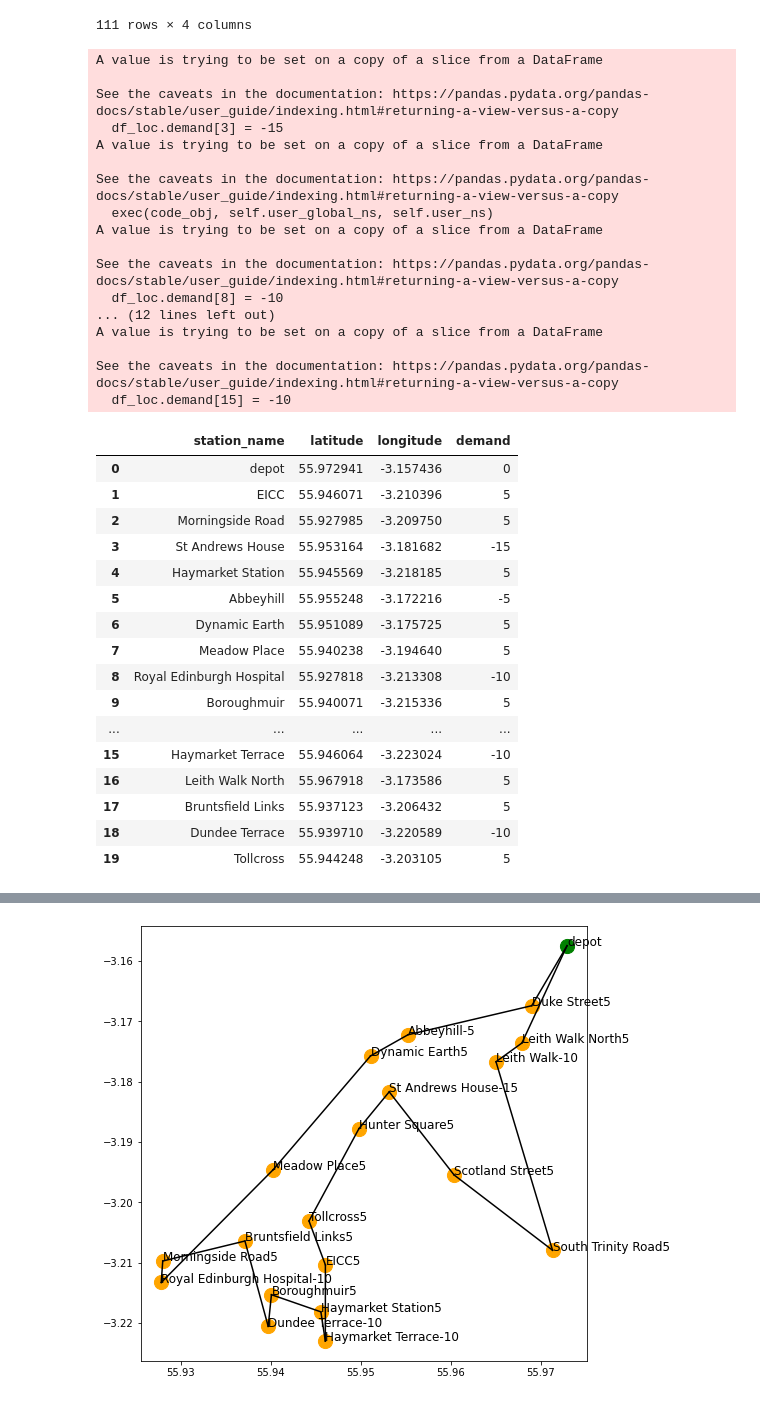
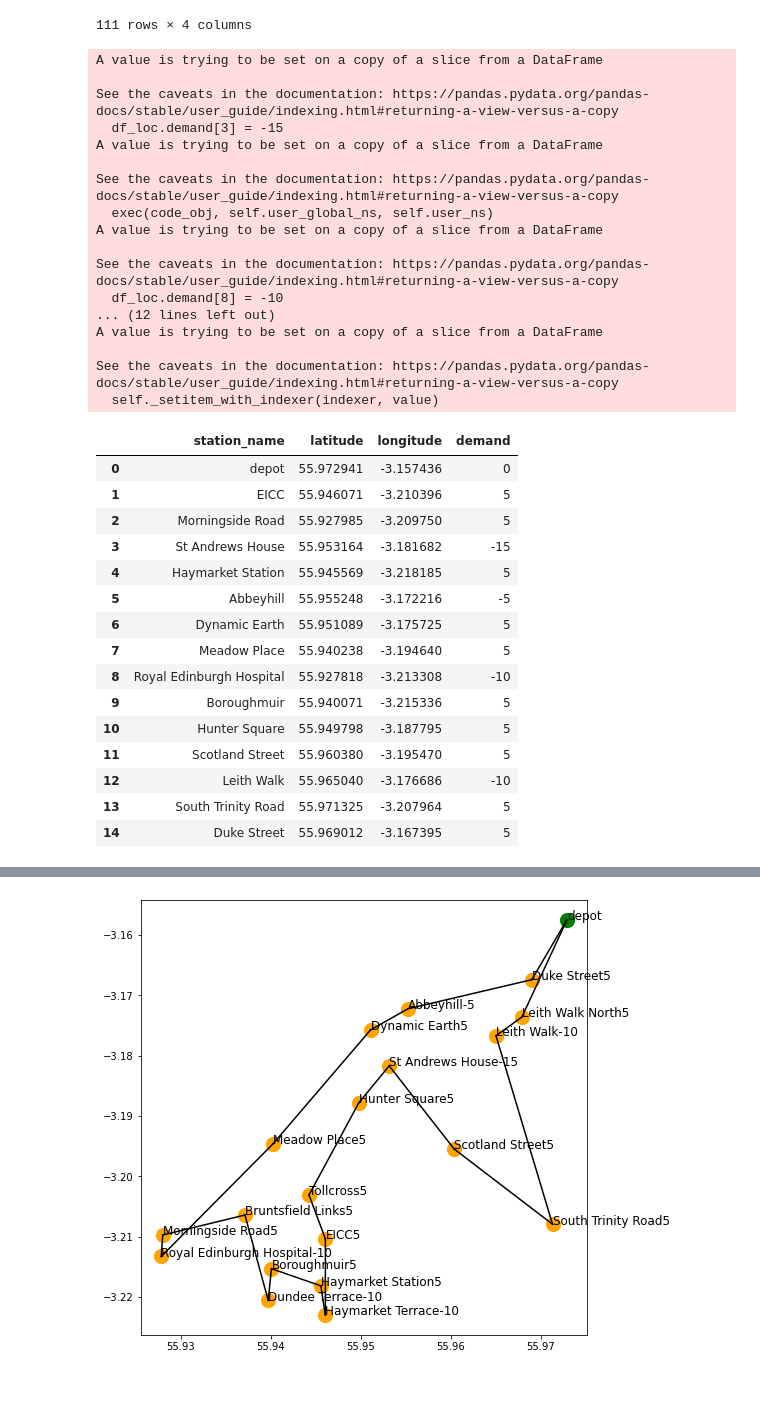
Before and after one commit to NikolasHe/MMCS_Project, a Jupyter notebook: optimization model.ipynb, the cells around one changed output, grey strips where cells are left out. Drawn from its saved outputs; the diff is of its cells as text; code cells hidden in the pictures.

```diff
--- a/optimization model.ipynb
+++ b/optimization model.ipynb
@@ -92,49 +93,48 @@ df_loc
 # %%
 # change demand arbitrarily
 
-df_loc = df_loc.head(20)
+df_loc = df_loc.head(15)
 df_loc.demand[3] = -15
 df_loc.demand[8] = -10
 df_loc.demand[5] = -5
 df_loc.demand[12] = -10
-df_loc.demand[18] = -10
+#df_loc.demand[18] = -10
 df_loc.demand[15] = -10
 df_loc
 # %% [output]
 A value is trying to be set on a copy of a slice from a DataFrame
 
 See the caveats in the documentation: https://pandas.pydata.org/pandas-docs/stable/user_guide/indexing.html#returning-a-view-versus-a-copy
   df_loc.demand[3] = -15
 A value is trying to be set on a copy of a slice from a DataFrame
 
 See the caveats in the documentation: https://pandas.pydata.org/pandas-docs/stable/user_guide/indexing.html#returning-a-view-versus-a-copy
   exec(code_obj, self.user_global_ns, self.user_ns)
 A value is trying to be set on a copy of a slice from a DataFrame
 
 See the caveats in the documentation: https://pandas.pydata.org/pandas-docs/stable/user_guide/indexing.html#returning-a-view-versus-a-copy
   df_loc.demand[8] = -10
 ... (12 lines left out)
 A value is trying to be set on a copy of a slice from a DataFrame
 
 See the caveats in the documentation: https://pandas.pydata.org/pandas-docs/stable/user_guide/indexing.html#returning-a-view-versus-a-copy
-  df_loc.demand[15] = -10
+  self._setitem_with_indexer(indexer, value)
 |  | station_name | latitude | longitude | demand |
 | 0 | depot | 55.972941 | -3.157436 | 0 |
 | 1 | EICC | 55.946071 | -3.210396 | 5 |
 | 2 | Morningside Road | 55.927985 | -3.209750 | 5 |
 | 3 | St Andrews House | 55.953164 | -3.181682 | -15 |
 | 4 | Haymarket Station | 55.945569 | -3.218185 | 5 |
 | 5 | Abbeyhill | 55.955248 | -3.172216 | -5 |
 | 6 | Dynamic Earth | 55.951089 | -3.175725 | 5 |
 | 7 | Meadow Place | 55.940238 | -3.194640 | 5 |
 | 8 | Royal Edinburgh Hospital | 55.927818 | -3.213308 | -10 |
 | 9 | Boroughmuir | 55.940071 | -3.215336 | 5 |
-| ... | ... | ... | ... | ... |
-| 15 | Haymarket Terrace | 55.946064 | -3.223024 | -10 |
-| 16 | Leith Walk North | 55.967918 | -3.173586 | 5 |
-| 17 | Bruntsfield Links | 55.937123 | -3.206432 | 5 |
-| 18 | Dundee Terrace | 55.939710 | -3.220589 | -10 |
-| 19 | Tollcross | 55.944248 | -3.203105 | 5 |
+| 10 | Hunter Square | 55.949798 | -3.187795 | 5 |
+| 11 | Scotland Street | 55.960380 | -3.195470 | 5 |
+| 12 | Leith Walk | 55.965040 | -3.176686 | -10 |
+| 13 | South Trinity Road | 55.971325 | -3.207964 | 5 |
+| 14 | Duke Street | 55.969012 | -3.167395 | 5 |
 # %%
 
 df_dist = pd.DataFrame(columns = ['station_1', 'station_2', 'distance'])
```
Also changed, not shown: parts of 4 cells of this notebook, 1 other file.
